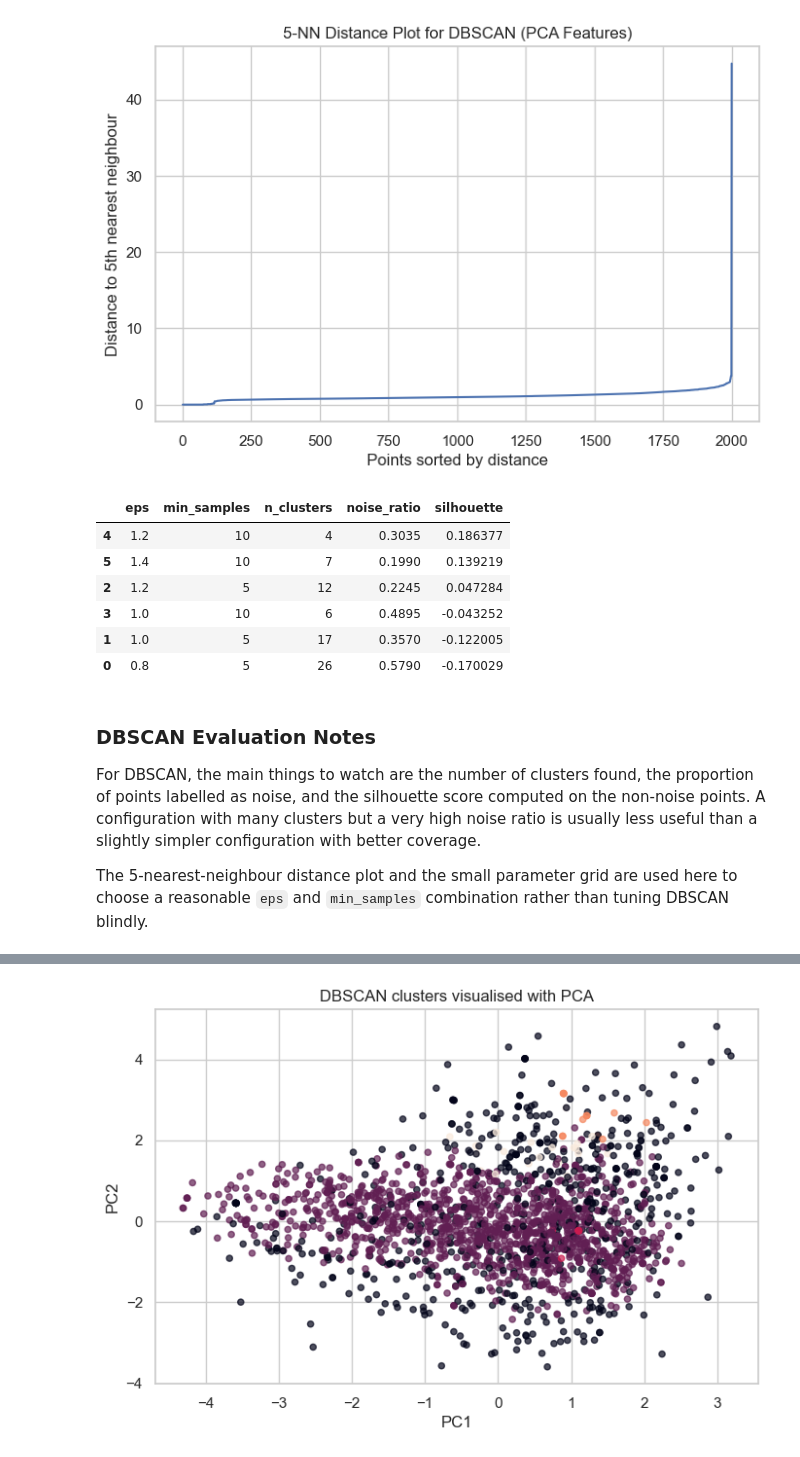
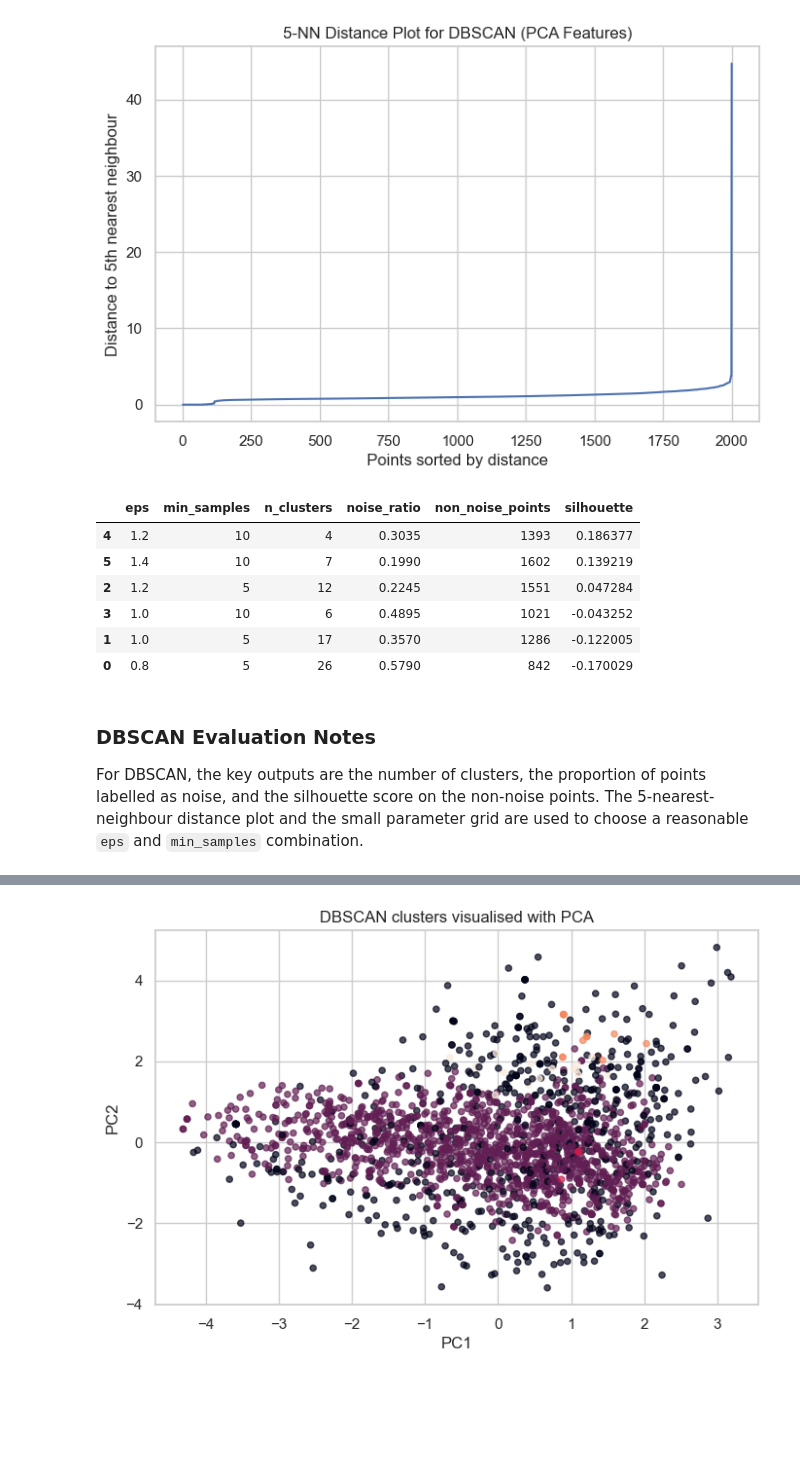
Before and after one commit to RoisinMitchell/data-mining-spotify, a Jupyter notebook: notebooks/3.2_Clustering.ipynb, the cells around one changed output, grey strips where cells are left out. Saved outputs shown, nothing was run; the diff lists cells and outputs as text; code cells hidden in the pictures; blank space fills up the shorter version.

```diff
--- a/notebooks/3.2_Clustering.ipynb
+++ b/notebooks/3.2_Clustering.ipynb
@@ -642,47 +704,46 @@ dbscan_results = []
 for config in dbscan_configs:
     db = DBSCAN(eps=config["eps"], min_samples=config["min_samples"])
     db_labels_tmp = db.fit_predict(X_pca_full)
 
     n_clusters = len(set(db_labels_tmp)) - (1 if -1 in db_labels_tmp else 0)
     noise_ratio = np.mean(db_labels_tmp == -1)
+    non_noise_points = int(np.sum(db_labels_tmp != -1))
 
     if n_clusters > 1:
         mask_tmp = db_labels_tmp != -1
         if len(set(db_labels_tmp[mask_tmp])) > 1:
             sil = silhouette_score(X_pca_full[mask_tmp], db_labels_tmp[mask_tmp])
         else:
             sil = np.nan
     else:
         sil = np.nan
 
     dbscan_results.append({
         "eps": config["eps"],
         "min_samples": config["min_samples"],
         "n_clusters": n_clusters,
         "noise_ratio": noise_ratio,
+        "non_noise_points": non_noise_points,
         "silhouette": sil
     })
 
 dbscan_results_df = pd.DataFrame(dbscan_results).sort_values(
     by=["silhouette", "noise_ratio"],
     ascending=[False, True]
 )
-
 dbscan_results_df
 # %% [output]
-|  | eps | min_samples | n_clusters | noise_ratio | silhouette |
-| 4 | 1.2 | 10 | 4 | 0.3035 | 0.186377 |
-| 5 | 1.4 | 10 | 7 | 0.1990 | 0.139219 |
-| 2 | 1.2 | 5 | 12 | 0.2245 | 0.047284 |
-| 3 | 1.0 | 10 | 6 | 0.4895 | -0.043252 |
-| 1 | 1.0 | 5 | 17 | 0.3570 | -0.122005 |
-| 0 | 0.8 | 5 | 26 | 0.5790 | -0.170029 |
+|  | eps | min_samples | n_clusters | noise_ratio | non_noise_points | silhouette |
+| 4 | 1.2 | 10 | 4 | 0.3035 | 1393 | 0.186377 |
+| 5 | 1.4 | 10 | 7 | 0.1990 | 1602 | 0.139219 |
+| 2 | 1.2 | 5 | 12 | 0.2245 | 1551 | 0.047284 |
+| 3 | 1.0 | 10 | 6 | 0.4895 | 1021 | -0.043252 |
+| 1 | 1.0 | 5 | 17 | 0.3570 | 1286 | -0.122005 |
+| 0 | 0.8 | 5 | 26 | 0.5790 | 842 | -0.170029 |
 # %% [markdown]
 ### DBSCAN Evaluation Notes
 
-For DBSCAN, the main things to watch are the number of clusters found, the proportion of points labelled as noise, and the silhouette score computed on the non-noise points. A configuration with many clusters but a very high noise ratio is usually less useful than a slightly simpler configuration with better coverage.
-
-The 5-nearest-neighbour distance plot and the small parameter grid are used here to choose a reasonable `eps` and `min_samples` combination rather than tuning DBSCAN blindly.
+For DBSCAN, the key outputs are the number of clusters, the proportion of points labelled as noise, and the silhouette score on the non-noise points. The 5-nearest-neighbour distance plot and the small parameter grid are used to choose a reasonable `eps` and `min_samples` combination.
 # %%
 valid_dbscan = dbscan_results_df[
     (dbscan_results_df["noise_ratio"] < 0.4) &
```
Also changed, not shown: parts of 23 cells of this notebook.
